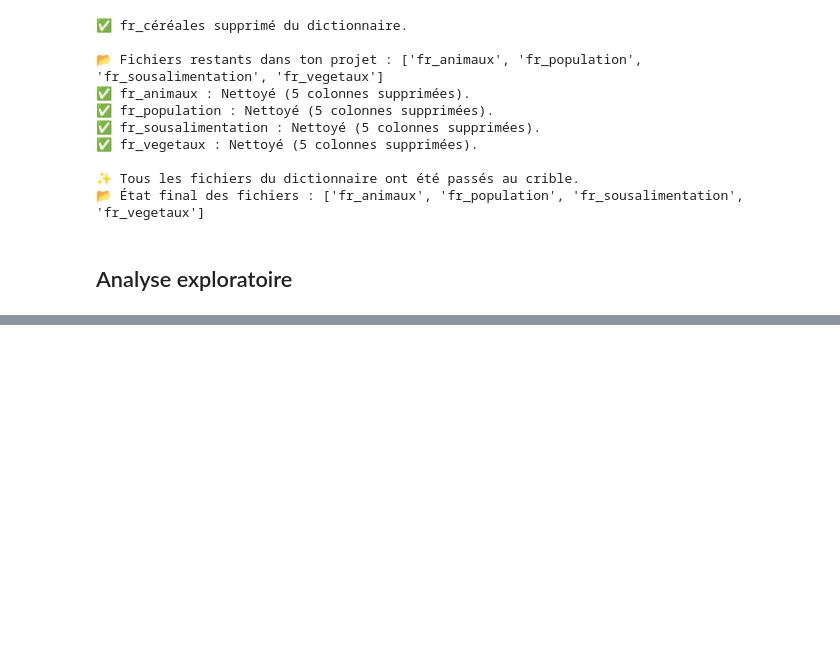
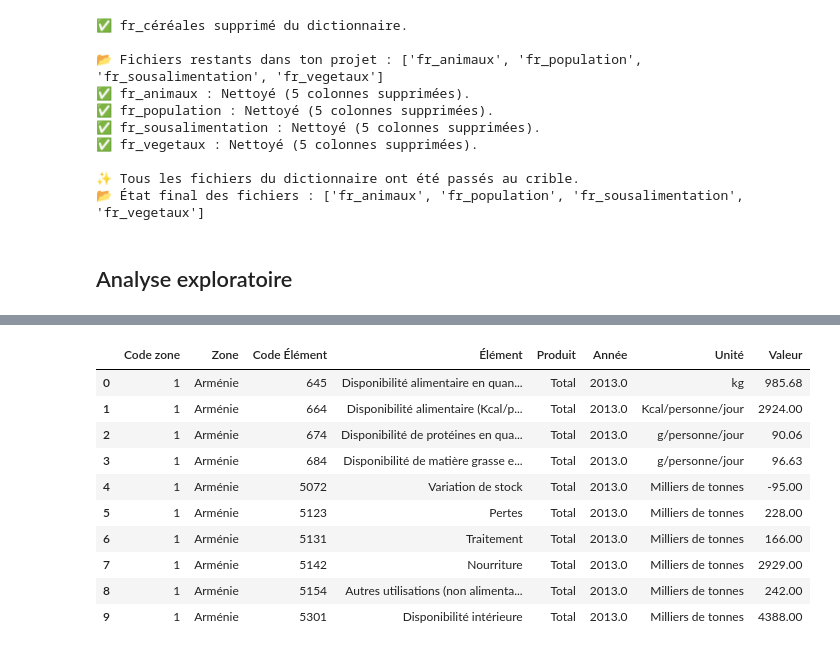
Before and after one commit to SIMPLON-DIST-Data-Analyst-211541/FAO_Analysis_Johan, a Jupyter notebook: src/notebook.ipynb, the cells around one changed output, grey strips where cells are left out. Cells and saved outputs as stored; diff of their text form; code cells hidden in the pictures; blank space fills up the shorter version.

Commit message:
fusion fr_vegetaux et fr_animaux

```diff
--- a/src/notebook.ipynb
+++ b/src/notebook.ipynb
@@ -1088,0 +1210,75 @@ print(f"📂 État final des fichiers : {list(all_dataframes.keys())}")
+# %%
+## Fusion des DataFrames agrégés
+
+def merge_aggregated_dataframes(df1_name=aggregated_vegetaux, df2_name=aggregated_animaux):
+    """
+    Fusionne deux DataFrames agrégés avec une jointure outer sur Code zone et Code Élément.
+    Additionne les valeurs lorsque les deux clés correspondent.
+
+    Args:
+        df1_name: Nom du premier DataFrame
+        df2_name: Nom du second DataFrame
+
+    Returns:
+        DataFrame fusionné
+    """
+    df1 = df1_name
+    df2 = df2_name
+    print(f"🔍 Fusion")
+    print(f"   Taille df1 : {df1.shape}")
+    print(f"   Taille df2 : {df2.shape}")
+
+    # Vérification des colonnes
+    print(f"   Colonnes df1 : {list(df1.columns)}")
+    print(f"   Colonnes df2 : {list(df2.columns)}")
+
+    # Fusion avec outer join sur Code zone et Code Élément
+    merged_df = pd.merge(df1, df2, on=['Code zone', 'Code Élément'], how='outer', suffixes=('_1', '_2'))
+
+    # Addition des valeurs lorsque les deux clés correspondent
+    # Pour les colonnes communes (sauf les clés), on additionne les valeurs
+    value_cols = ['Valeur']
+
+    for col in value_cols:
+        if f"{col}_1" in merged_df.columns and f"{col}_2" in merged_df.columns:
+            # Addition des deux colonnes
+            merged_df[col] = merged_df[f"{col}_1"] + merged_df[f"{col}_2"]
+            # Suppression des colonnes temporaires
+            merged_df = merged_df.drop(columns=[f"{col}_1", f"{col}_2"])
+
+    # Pour les autres colonnes, on garde les valeurs du premier DataFrame si elles existent
+    # ou celles du second si les premières sont vides
+    common_cols = ['Zone', 'Élément', 'Produit', 'Année', 'Unité']
+
+    for col in common_cols:
+        if f"{col}_1" in merged_df.columns and f"{col}_2" in merged_df.columns:
+            # On garde les valeurs du premier DataFrame, et on remplit avec le second si vide
+            merged_df[col] = merged_df[f"{col}_1"].fillna(merged_df[f"{col}_2"])
+            merged_df = merged_df.drop(columns=[f"{col}_1", f"{col}_2"])
+
+    # Réorganiser les colonnes dans l'ordre original
+    original_cols = ['Code zone', 'Zone', 'Code Élément', 'Élément', 'Produit', 'Année', 'Unité', 'Valeur']
+    existing_cols = [col for col in original_cols if col in merged_df.columns]
+    merged_df = merged_df[existing_cols]
+
+    print(f"   ✅ Fusion terminée : {merged_df.shape}")
+    print(f"   ✅ Colonnes finales : {list(merged_df.columns)}")
+
+    return merged_df
+
+# Exécution de la fusion
+print("📊 Fusion des DataFrames agrégés")
+print("=" * 50)
+
+# Création du DataFrame fusionné
+merged_df = merge_aggregated_dataframes(aggregated_vegetaux, aggregated_animaux)
+
+print("\n📋 Aperçu du DataFrame fusionné :")
+display(merged_df.head(10))
+
+print(f"\n📊 Statistiques du DataFrame fusionné :")
+print(f"   Lignes : {len(merged_df)}")
+print(f"   Colonnes : {len(merged_df.columns)}")
+print(f"   Pays uniques : {merged_df['Code zone'].nunique()}")
+print(f"   Éléments uniques : {merged_df['Code Élément'].nunique()}")
+# %% [output]
@@ -1088,0 +1296,11 @@ print(f"📂 État final des fichiers : {list(all_dataframes.keys())}")
+|  | Code zone | Zone | Code Élément | Élément | Produit | Année | Unité | Valeur |
+| 0 | 1 | Arménie | 645 | Disponibilité alimentaire en quan... | Total | 2013.0 | kg | 985.68 |
+| 1 | 1 | Arménie | 664 | Disponibilité alimentaire (Kcal/p... | Total | 2013.0 | Kcal/personne/jour | 2924.00 |
+| 2 | 1 | Arménie | 674 | Disponibilité de protéines en qua... | Total | 2013.0 | g/personne/jour | 90.06 |
+| 3 | 1 | Arménie | 684 | Disponibilité de matière grasse e... | Total | 2013.0 | g/personne/jour | 96.63 |
+| 4 | 1 | Arménie | 5072 | Variation de stock | Total | 2013.0 | Milliers de tonnes | -95.00 |
+| 5 | 1 | Arménie | 5123 | Pertes | Total | 2013.0 | Milliers de tonnes | 228.00 |
+| 6 | 1 | Arménie | 5131 | Traitement | Total | 2013.0 | Milliers de tonnes | 166.00 |
+| 7 | 1 | Arménie | 5142 | Nourriture | Total | 2013.0 | Milliers de tonnes | 2929.00 |
+| 8 | 1 | Arménie | 5154 | Autres utilisations (non alimenta... | Total | 2013.0 | Milliers de tonnes | 242.00 |
+| 9 | 1 | Arménie | 5301 | Disponibilité intérieure | Total | 2013.0 | Milliers de tonnes | 4388.00 |
```
Also changed, not shown: parts of 3 cells of this notebook.
